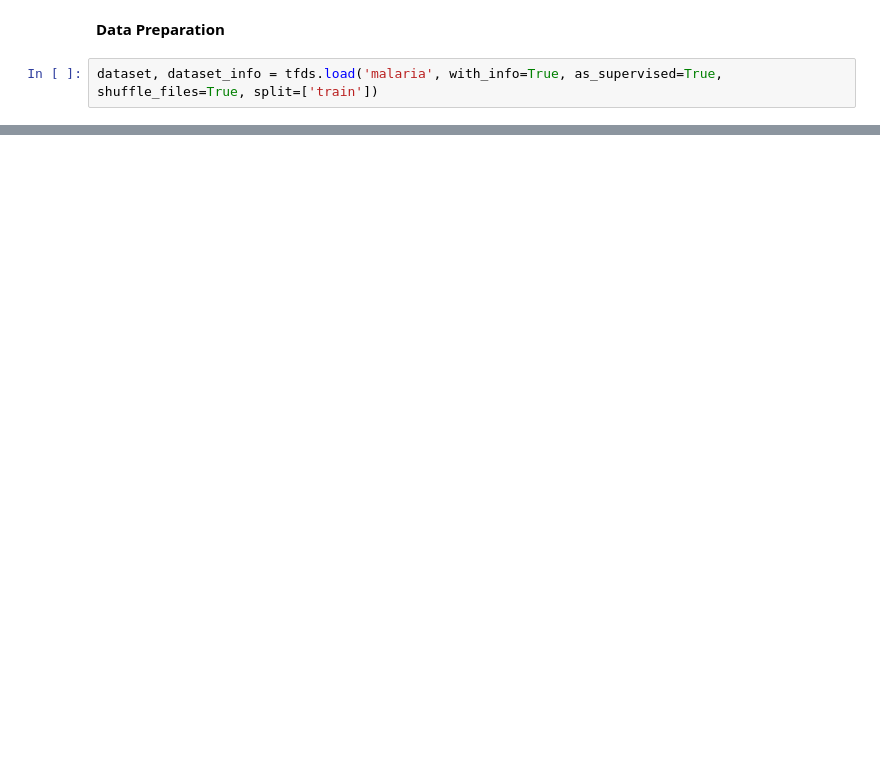
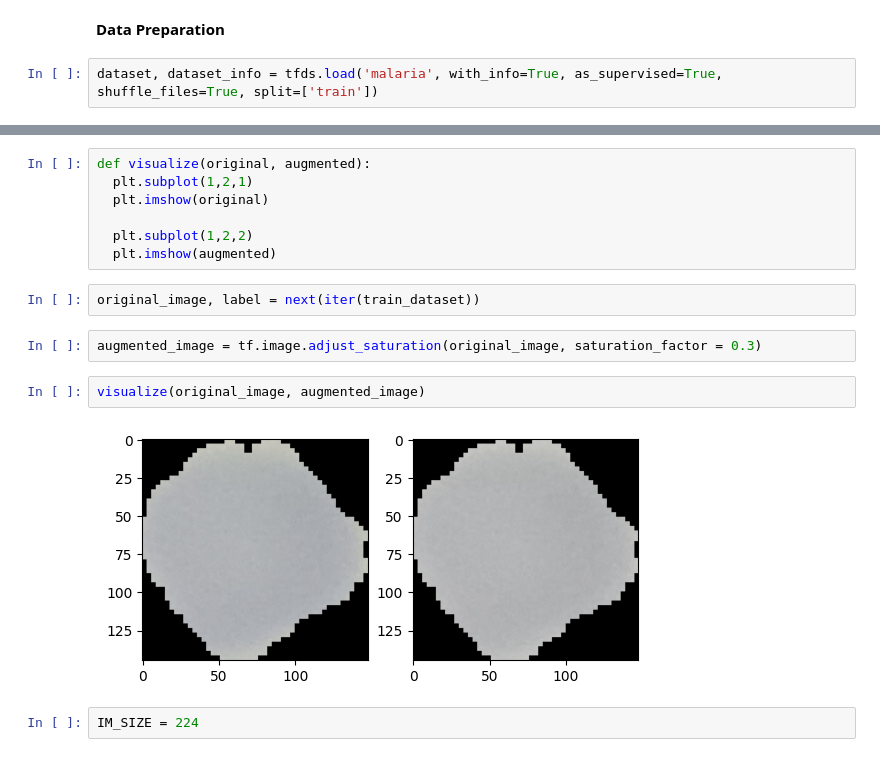
Before and after one commit to katarzynamichalskaa/Malaria-Diagnosis, a Jupyter notebook: Model/MalariaDiagnosis.ipynb, the cells around one changed output, grey strips where cells are left out. Drawn from its saved outputs; the diff is of its cells as text; blank space fills up the shorter version.

```diff
--- a/Model/MalariaDiagnosis.ipynb
+++ b/Model/MalariaDiagnosis.ipynb
@@ -62,0 +77,17 @@ tfds.core.DatasetInfo(
+# %%
+def visualize(original, augmented):
+  plt.subplot(1,2,1)
+  plt.imshow(original)
+
+  plt.subplot(1,2,2)
+  plt.imshow(augmented)
+# %%
+original_image, label = next(iter(train_dataset))
+# %%
+augmented_image = tf.image.adjust_saturation(original_image, saturation_factor = 0.3)
+# %%
+visualize(original_image, augmented_image)
+# %% [output]
+[figure, added]
+# %%
+IM_SIZE = 224
```
Also changed, not shown: parts of 15 cells of this notebook.
